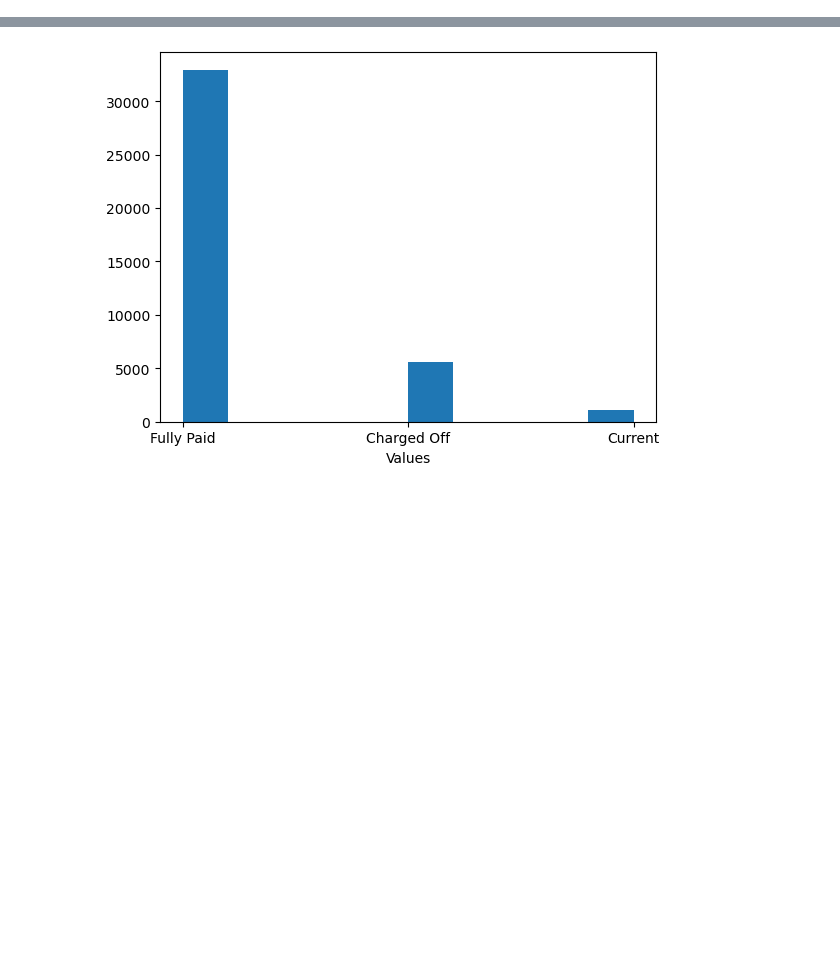
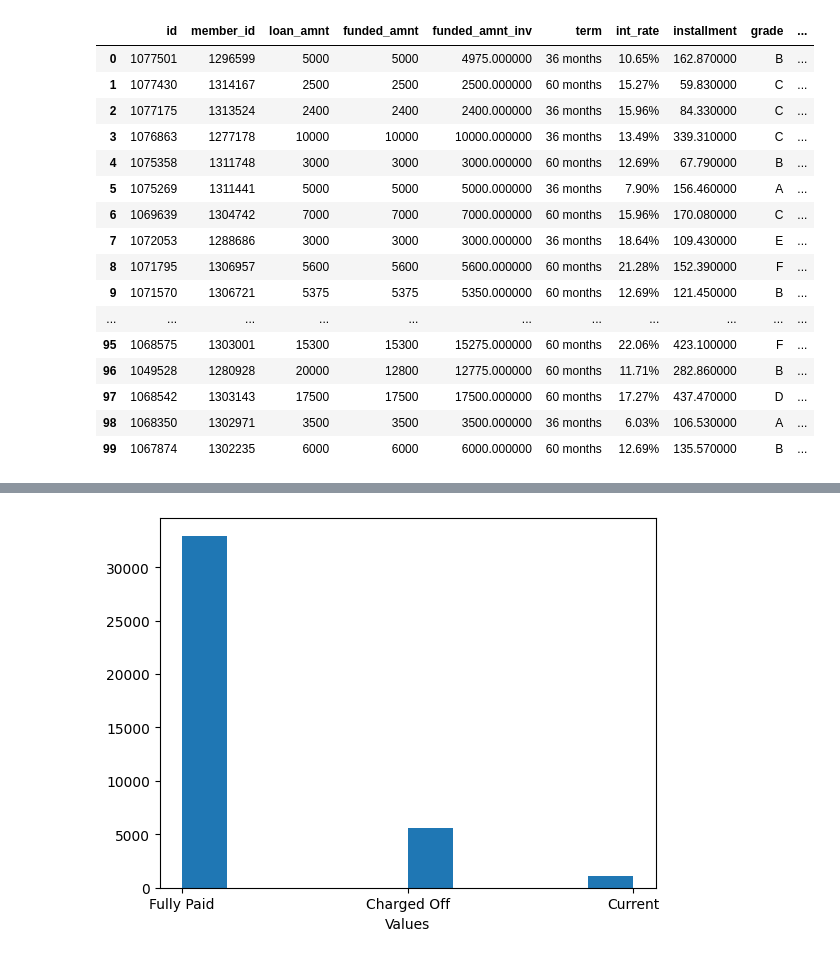
Before and after one commit to 18089/EDA-Case-Study, a Jupyter notebook: EDA.ipynb, the cells around one changed output, grey strips where cells are left out. Cells and saved outputs as stored; diff of their text form; code cells hidden in the pictures; blank space fills up the shorter version.

Commit message:
Changes for the data cleaning

```diff
--- a/EDA.ipynb
+++ b/EDA.ipynb
@@ -441,0 +43,3 @@ Index(['id', 'member_id', 'loan_amnt', 'funded_amnt', 'funded_amnt_inv',
+# %%
+# remove columns contain 90% NaN values
+filter_col = pd.DataFrame(data.dropna(axis=1, thresh=len(data)*0.9))
@@ -442,3 +51,31 @@ Index(['id', 'member_id', 'loan_amnt', 'funded_amnt', 'funded_amnt_inv',
+# %%
+# drop columns contain 90% of repeated values
+filter_col.drop(columns=filter_col.columns[filter_col.eq(0).mean()>0.89], inplace=True)
+filter_col.drop(columns=filter_col.columns[filter_col.eq(1).mean()>0.90], inplace=True)
+filter_col.drop(columns=filter_col.columns[filter_col.eq('f').mean()>0.90], inplace=True)
+filter_col.drop(columns=filter_col.columns[filter_col.eq('n').mean()>0.90], inplace=True)
+filter_col.drop(columns=filter_col.columns[filter_col.eq('INDIVIDUAL').mean()>0.90], inplace=True)
+# %%
+# preivew data after cleaning
+filter_col.head(100).style
+# %% [output]
+|  | id | member_id | loan_amnt | funded_amnt | funded_amnt_inv | term | int_rate | installment | grade | ... |
+| 0 | 1077501 | 1296599 | 5000 | 5000 | 4975.000000 | 36 months | 10.65% | 162.870000 | B | ... |
+| 1 | 1077430 | 1314167 | 2500 | 2500 | 2500.000000 | 60 months | 15.27% | 59.830000 | C | ... |
+| 2 | 1077175 | 1313524 | 2400 | 2400 | 2400.000000 | 36 months | 15.96% | 84.330000 | C | ... |
+| 3 | 1076863 | 1277178 | 10000 | 10000 | 10000.000000 | 36 months | 13.49% | 339.310000 | C | ... |
+| 4 | 1075358 | 1311748 | 3000 | 3000 | 3000.000000 | 60 months | 12.69% | 67.790000 | B | ... |
+| 5 | 1075269 | 1311441 | 5000 | 5000 | 5000.000000 | 36 months | 7.90% | 156.460000 | A | ... |
+| 6 | 1069639 | 1304742 | 7000 | 7000 | 7000.000000 | 60 months | 15.96% | 170.080000 | C | ... |
+| 7 | 1072053 | 1288686 | 3000 | 3000 | 3000.000000 | 36 months | 18.64% | 109.430000 | E | ... |
+| 8 | 1071795 | 1306957 | 5600 | 5600 | 5600.000000 | 60 months | 21.28% | 152.390000 | F | ... |
+| 9 | 1071570 | 1306721 | 5375 | 5375 | 5350.000000 | 60 months | 12.69% | 121.450000 | B | ... |
+| ... | ... | ... | ... | ... | ... | ... | ... | ... | ... | ... |
+| 95 | 1068575 | 1303001 | 15300 | 15300 | 15275.000000 | 60 months | 22.06% | 423.100000 | F | ... |
+| 96 | 1049528 | 1280928 | 20000 | 12800 | 12775.000000 | 60 months | 11.71% | 282.860000 | B | ... |
+| 97 | 1068542 | 1303143 | 17500 | 17500 | 17500.000000 | 60 months | 17.27% | 437.470000 | D | ... |
+| 98 | 1068350 | 1302971 | 3500 | 3500 | 3500.000000 | 36 months | 6.03% | 106.530000 | A | ... |
+| 99 | 1067874 | 1302235 | 6000 | 6000 | 6000.000000 | 60 months | 12.69% | 135.570000 | B | ... |
 # %%
 data.loan_status.value_counts()
 # %% [output]
```
Also changed, not shown: parts of 51 cells of this notebook, 1 other file.
